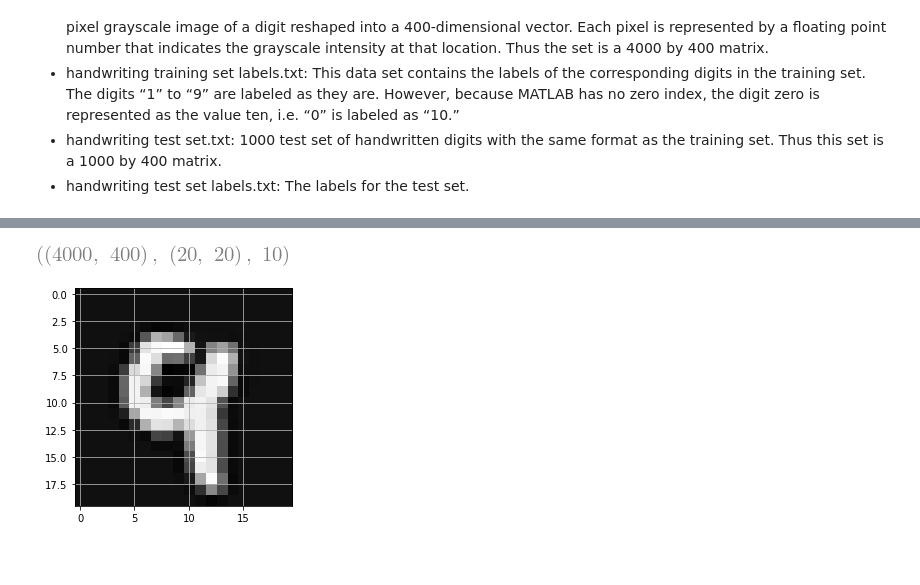
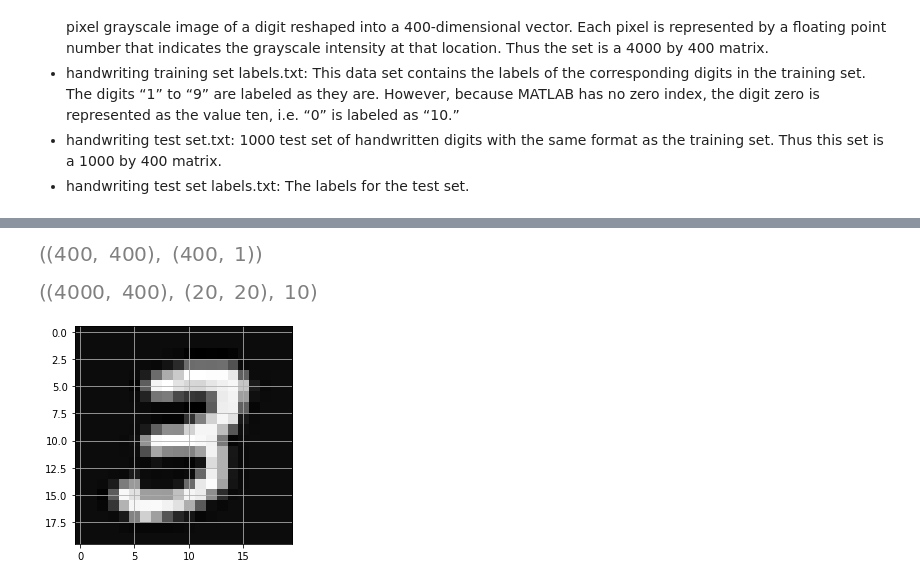
Before and after one commit to fractalclockwork/Math425, a Jupyter notebook: FinalProjectProblem3.ipynb, the cells around one changed output, grey strips where cells are left out. Saved outputs shown, nothing was run; the diff lists cells and outputs as text; code cells hidden in the pictures; blank space fills up the shorter version.

```diff
--- a/FinalProjectProblem3.ipynb
+++ b/FinalProjectProblem3.ipynb
@@ -80,15 +88,21 @@ len(labelIndex), len(data), len(labels)
+# %%
+n = 3
+a = data[labelIndex[n]] # all 400, 20x20 arrarys of n
+b = labels[labelIndex[n]]
+a.shape, b.shape
+# %% [output]
+[figure, added]
 # %%
-r = data[labelIndex[9][110]] # the 0th, '4' training sample
-
+r = a[0] # the 0th, '3' training sample
 r.shape = (20,20) # our data is an array, reshape it into a 20x20 matrix
 R = r.T # transpose for humans
 plt.imshow(R, cmap=plt.get_cmap('gray')) # show the humans
 plt.grid(); plt.gca().set_aspect("equal")
 
 data.shape, r.shape, len(labelIndex) # "The Shape of Things to Come" -Book by H. G. Wells
 # %% [output]
-[figure, old version]
+[figure, new version]
-[figure, old version]
+[figure, new version]
 # %%
 # "What's in a name? that which we call a rose By any other name would smell as sweet.”
 # - William Shakespeare, Romeo and Juliet
```
Also changed, not shown: parts of 7 cells of this notebook, 1 other file.
